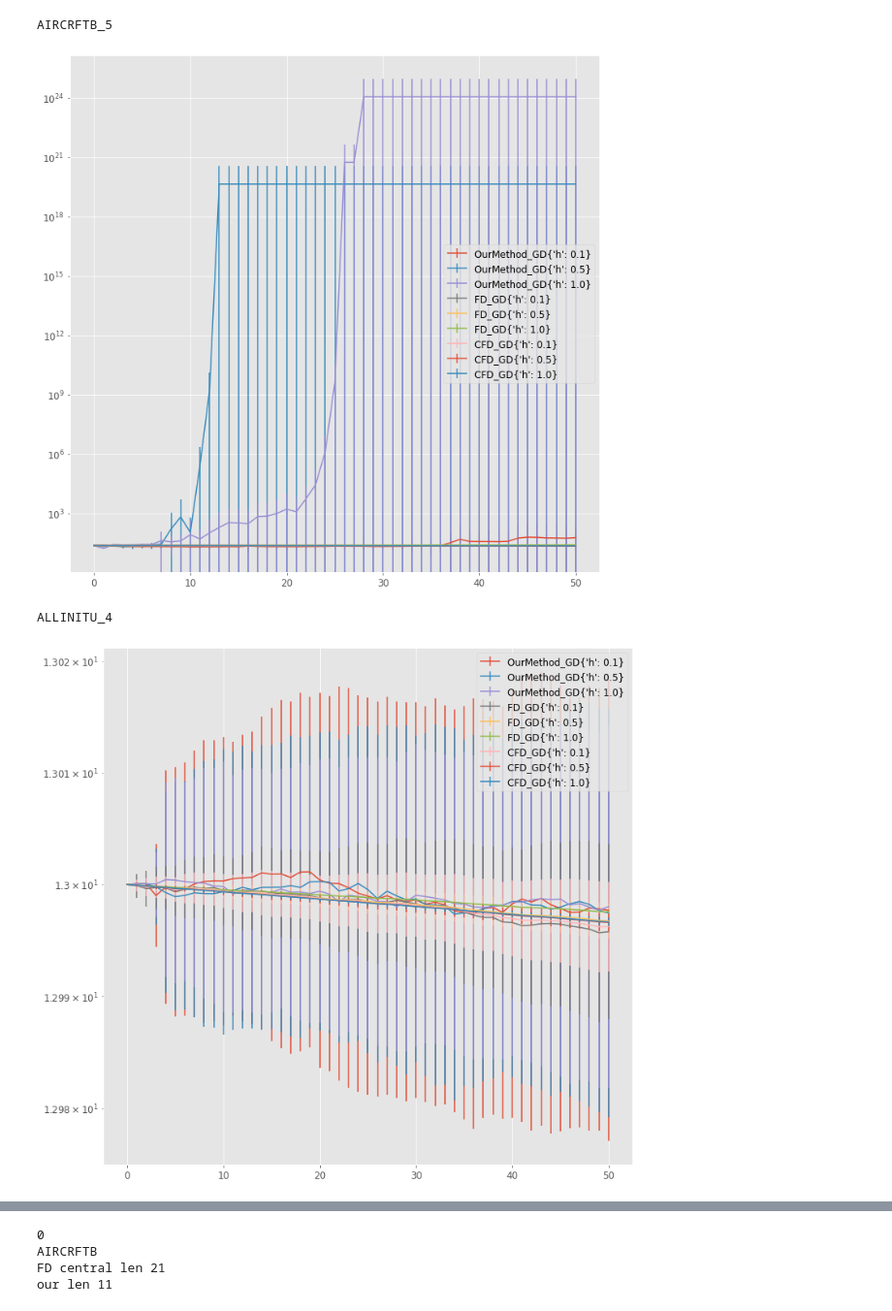
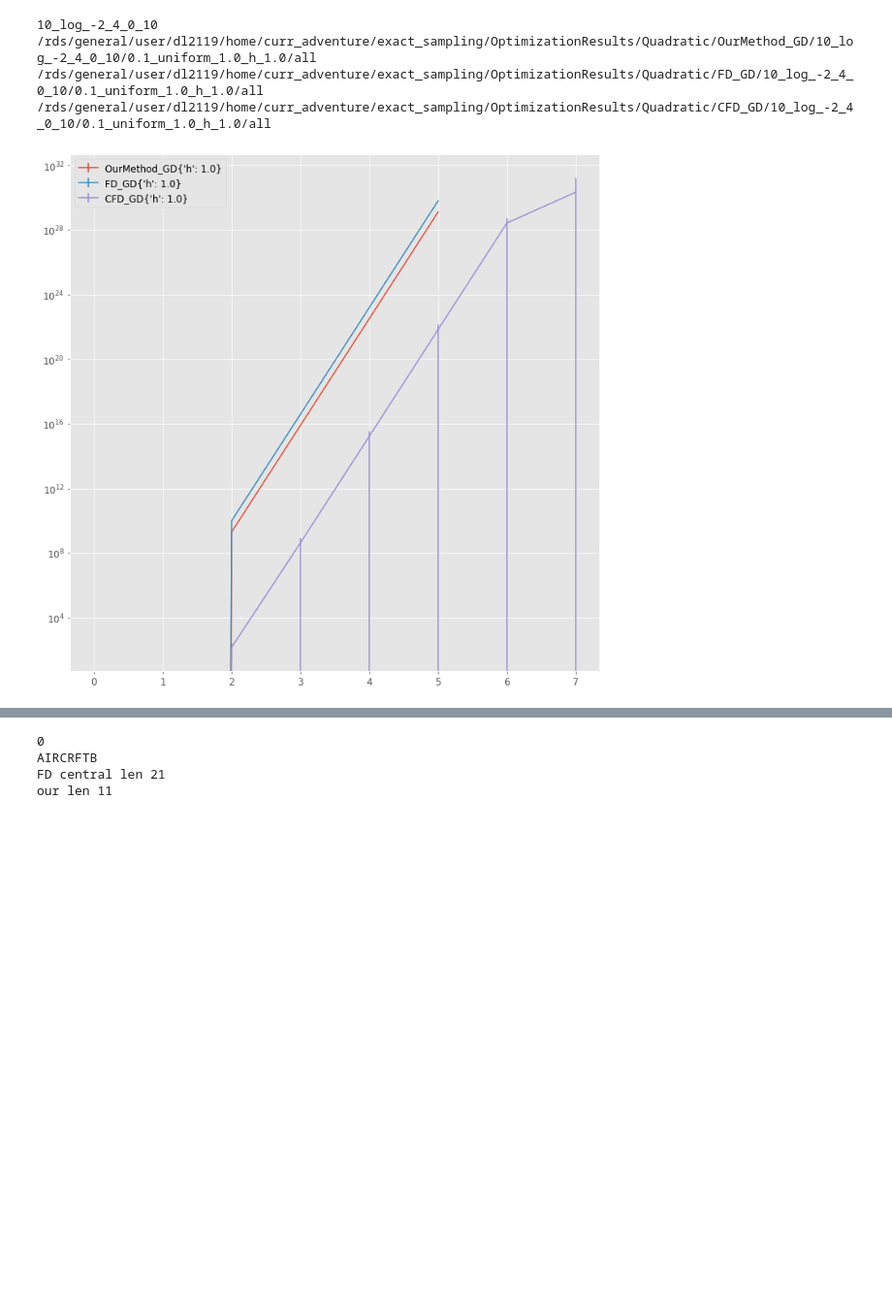
Before and after one commit to daniellengyel/curr_adventure, a Jupyter notebook: exact_sampling/Optimization/29.03.OptimizationExperiments.ipynb, the cells around one changed output, grey strips where cells are left out. Shown at 97% size. Drawn from its saved outputs; the diff is of its cells as text; code cells hidden in the pictures; blank space fills up the shorter version.

```diff
--- a/exact_sampling/Optimization/29.03.OptimizationExperiments.ipynb
+++ b/exact_sampling/Optimization/29.03.OptimizationExperiments.ipynb
@@ -59,7 +59,7 @@ def convert_file_name(opt_type, file_name):
 
 
 def load_df():
-    res_dir_path = HOME + "/curr_adventure/exact_sampling/OptimizationResults/"
+    res_dir_path = HOME + "/curr_adventure/exact_sampling/OptimizationResults/Quadratic/"
 
     res_dict = {}
 
@@ -171,8 +135,8 @@ df2.drop_duplicates()
 # %%
 hp = {
-    "sig": 20,
+    "sig": 1,
     "noise_type": "uniform",
-    "step_size": 1e-5
+    "step_size": 1e-1
 }
 
 # hp_s = {
@@ -185,9 +149,9 @@ hp = {
 res = {}
 
 hp_s_mult = {
-    "OurMethod_GD": {"h": [0.1, 0.5, 1.0]},
-    "FD_GD": {"h": [0.1, 0.5, 1.0]},
-    "CFD_GD": {"h": [0.1, 0.5, 1.0]}
+    "OurMethod_GD": {"h": [1]},
+    "FD_GD": {"h": [1]},
+    "CFD_GD": {"h": [1]}
 }
 
 
@@ -196,10 +160,10 @@ def get_min(opt_type, F_name, hp, add_info):
     ys = []
 
     if opt_type in ["GradientDescent", "NewtonsMethod"]:
-        opt_res, _ = load_opt(opt_type, F_name, hp["sig"], hp["noise_type"], hp["step_size"], seed=None, additional_info=add_info)
+        opt_res, _ = load_opt(opt_type, F_name, hp["sig"], hp["noise_type"], hp["step_size"], seed=None, problem_type="Quadratic", additional_info=add_info)
         opt_res_all = {"0": opt_res}
     else:
-        opt_res_all, _ = load_all_opt(opt_type, F_name, hp["sig"], hp["noise_type"], hp["step_size"], additional_info=add_info)
+        opt_res_all, _ = load_all_opt(opt_type, F_name, hp["sig"], hp["noise_type"], hp["step_size"], "Quadratic", additional_info=add_info)
 
     if opt_res_all is None:
         print(F_name)
@@ -266,7 +243,7 @@ def get_confusion_matrix(res_dict):
     return list(res_dict.keys()), res_m
 # %%
 k1 = "OurMethod_GD"
-k2 = "CFD_GD"
+k2 = "FD_GD"
 per_prof = jnp.log(jnp.array(res[k1])/jnp.array(res[k2])) / jnp.log(2) # if k1 better (lower) then negative.
 plt.bar(range(len(per_prof)), jnp.sort(per_prof))
 # %% [output]
@@ -292,9 +269,9 @@ sn.heatmap(df_cm, annot=True)
 res = {}
 
 hp_s_mult = {
-    "OurMethod_GD": {"h": [0.1, 0.5, 1.0]},
-    "FD_GD": {"h": [0.1, 0.5, 1.0]},
-    "CFD_GD": {"h": [0.1, 0.5, 1.0]}
+    "OurMethod_GD": {"h": [1.]},
+    "FD_GD": {"h": [1.]},
+    "CFD_GD": {"h": [1.]}
 }
 
 
@@ -303,11 +280,10 @@ def get_avgs(opt_type, F_name, hp, add_info):
     ys = []
 
     if opt_type in ["GradientDescent", "NewtonsMethod"]:
-        opt_res, _ = load_opt(opt_type, F_name, hp["sig"], hp["noise_type"], hp["step_size"], seed=None, additional_info=add_info)
+        opt_res, _ = load_opt(opt_type, F_name, hp["sig"], hp["noise_type"], hp["step_size"], seed=None, problem_type="Quadratic", additional_info=add_info)
         opt_res_all = {"0": opt_res}
     else:
-        opt_res_all, _ = load_all_opt(opt_type, F_name, hp["sig"], hp["noise_type"], hp["step_size"], additional_info=add_info)
-
+        opt_res_all, _ = load_all_opt(opt_type, F_name, hp["sig"], hp["noise_type"], hp["step_size"], "Quadratic", additional_info=add_info)
 
     if opt_res_all is None:
         print(F_name)
@@ -340,34 +316,35 @@ for F_name in tqdm(df.index.unique(0)):
     for opt_type in ["OurMethod_GD", "FD_GD", "CFD_GD"]: # df.index.levels[1]:
 
         if opt_type not in res:
             res[opt_type] = []
         if opt_type not in df.loc[F_name].index.unique(0):
             res[opt_type].append(float("inf"))
             continue
 
 
         if opt_type in hp_s_mult:
             for curr_hp in itertools.product(*hp_s_mult[opt_type].values()):
                 curr_hp_s = {list(hp_s_mult[opt_type].keys())[i]: curr_hp[i] for i in range(len(curr_hp))}
 
                 add_info = curr_hp_s
                 xs, ys_mean, ys_std = get_avgs(opt_type, F_name, hp, add_info)
                 plt.errorbar(xs, ys_mean, yerr=ys_std, label=opt_type + str(add_info))
         else:
             add_info = {}
             xs, ys_mean, ys_std = get_avgs(opt_type, F_name, hp, add_info)
             plt.errorbar(xs, ys_mean, yerr=ys_std, label=opt_type + str(add_info))
 
 #     except:
 #         continue
 
 
     plt.legend()
     plt.yscale("log")
 
     plt.show()
 # %% [output]
-AIRCRFTB_5
+10_log_-2_4_0_10
+/rds/general/user/dl2119/home/curr_adventure/exact_sampling/OptimizationResults/Quadratic/OurMethod_GD/10_log_-2_4_0_10/0.1_uniform_1.0_h_1.0/all
+/rds/general/user/dl2119/home/curr_adventure/exact_sampling/OptimizationResults/Quadratic/FD_GD/10_log_-2_4_0_10/0.1_uniform_1.0_h_1.0/all
+/rds/general/user/dl2119/home/curr_adventure/exact_sampling/OptimizationResults/Quadratic/CFD_GD/10_log_-2_4_0_10/0.1_uniform_1.0_h_1.0/all
-[figure, old version]
+[figure, new version]
-ALLINITU_4
-[figure, removed]
```
Also changed, not shown: parts of 7 cells of this notebook, 5 other files.
